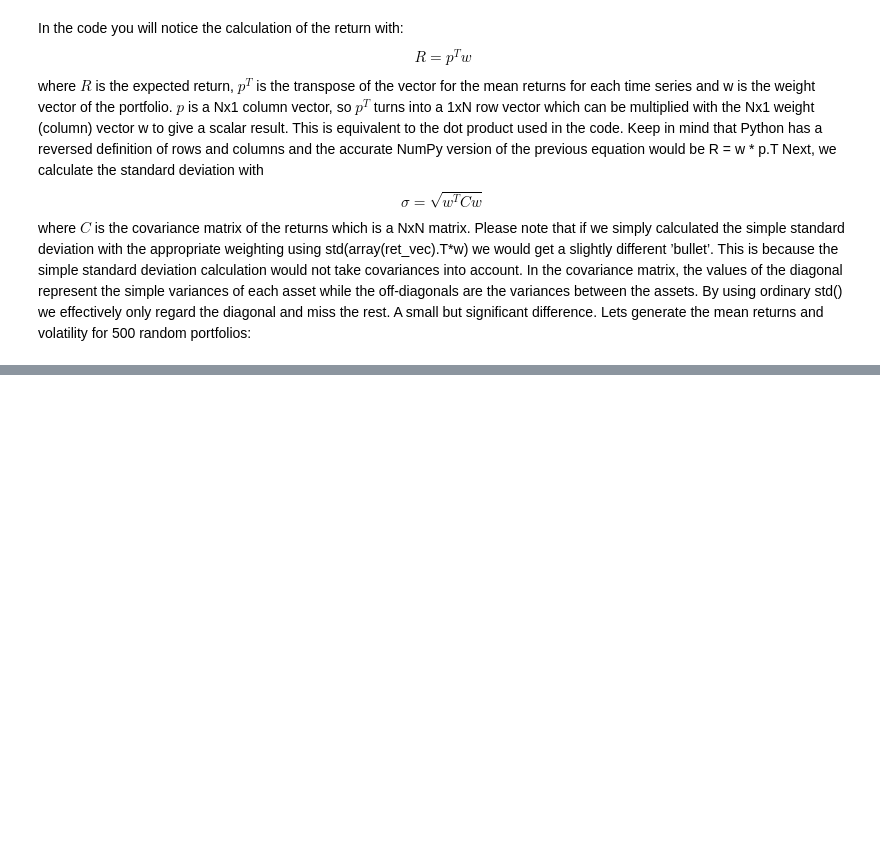
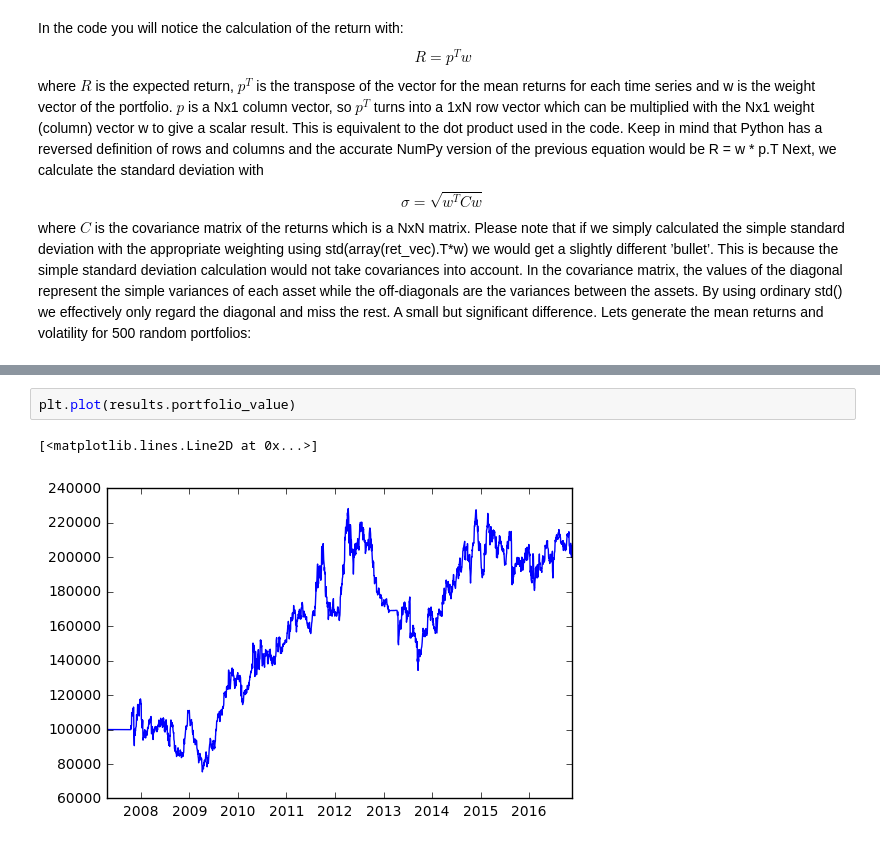
Before and after one commit to arkilic/notebooks, a Jupyter notebook: Modern Portfolio Theory-- Markowitz Optimization and efficiency frontier.ipynb, the cells around one changed output, grey strips where cells are left out. Saved outputs shown, nothing was run; the diff lists cells and outputs as text; blank space fills up the shorter version.

```diff
--- a/Modern Portfolio Theory-- Markowitz Optimization and efficiency frontier.ipynb
+++ b/Modern Portfolio Theory-- Markowitz Optimization and efficiency frontier.ipynb
@@ -268,0 +274,5 @@ ValueError: Tz-aware datetime.datetime cannot be converted to datetime64 unless
+# %%
+plt.plot(results.portfolio_value)
+# %% [output]
+[<matplotlib.lines.Line2D at 0x...>]
+[figure, added]
```
Also changed, not shown: parts of 19 cells of this notebook.
